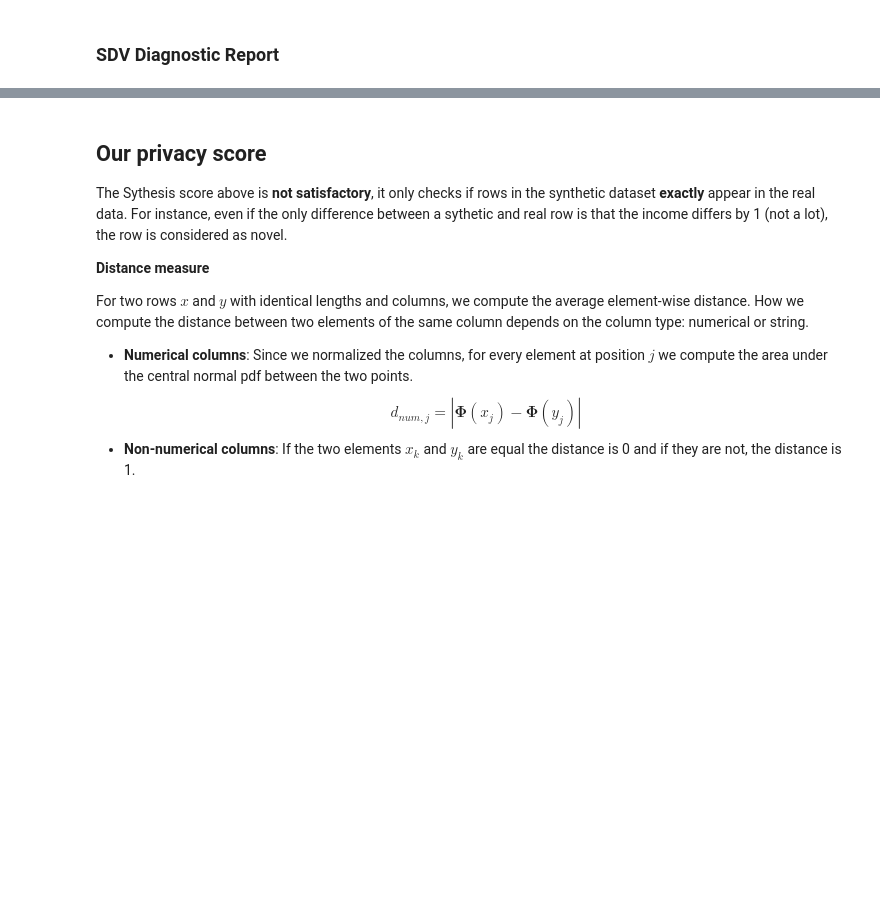
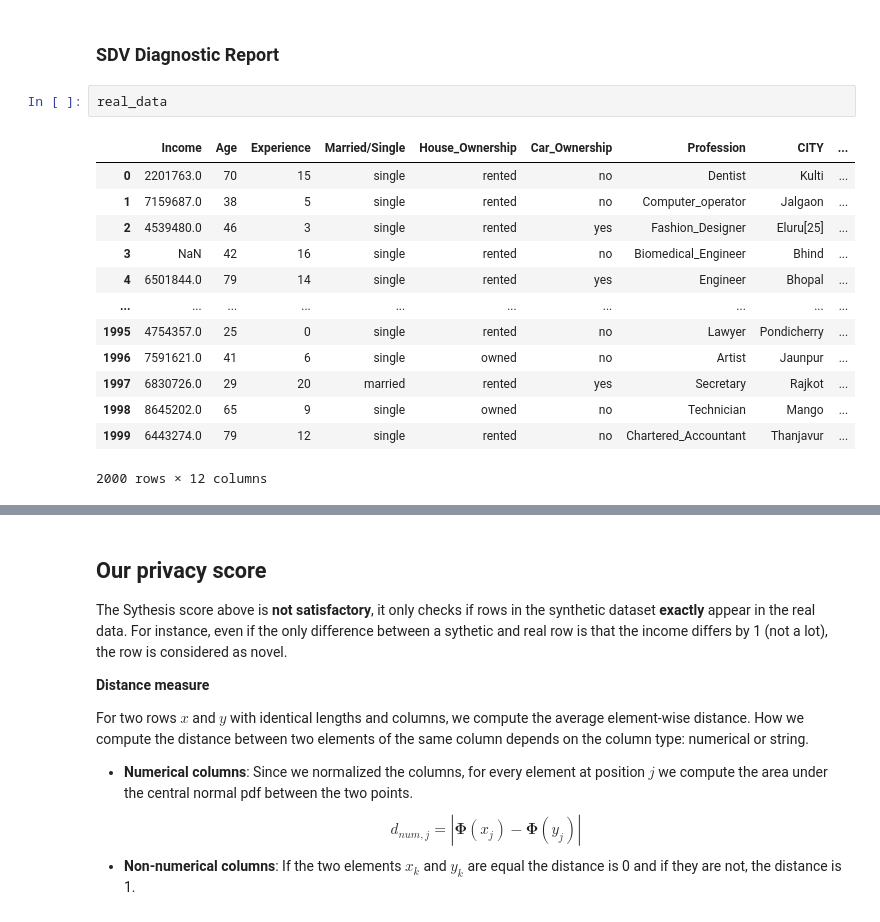
Before and after one commit to oskargirardin/CRP_GDPR_datasets, a Jupyter notebook: src/privacy_check/neighbour_privacy.ipynb, the cells around one changed output, grey strips where cells are left out. Cells and saved outputs as stored; diff of their text form; blank space fills up the shorter version.

```diff
--- a/src/privacy_check/neighbour_privacy.ipynb
+++ b/src/privacy_check/neighbour_privacy.ipynb
@@ -94,6 +97,22 @@ real_data = data.drop(["Unnamed: 0", "Id"], axis = 1)
 privacy = PrivacyCheck(real_data, synth_data, my_metadata)
 # %% [markdown]
 ### SDV Diagnostic Report
+# %%
+real_data
+# %% [output]
+|  | Income | Age | Experience | Married/Single | House_Ownership | Car_Ownership | Profession | CITY | ... |
+| 0 | 2201763.0 | 70 | 15 | single | rented | no | Dentist | Kulti | ... |
+| 1 | 7159687.0 | 38 | 5 | single | rented | no | Computer_operator | Jalgaon | ... |
+| 2 | 4539480.0 | 46 | 3 | single | rented | yes | Fashion_Designer | Eluru[25] | ... |
+| 3 | NaN | 42 | 16 | single | rented | no | Biomedical_Engineer | Bhind | ... |
+| 4 | 6501844.0 | 79 | 14 | single | rented | yes | Engineer | Bhopal | ... |
+| ... | ... | ... | ... | ... | ... | ... | ... | ... | ... |
+| 1995 | 4754357.0 | 25 | 0 | single | rented | no | Lawyer | Pondicherry | ... |
+| 1996 | 7591621.0 | 41 | 6 | single | owned | no | Artist | Jaunpur | ... |
+| 1997 | 6830726.0 | 29 | 20 | married | rented | yes | Secretary | Rajkot | ... |
+| 1998 | 8645202.0 | 65 | 9 | single | owned | no | Technician | Mango | ... |
+| 1999 | 6443274.0 | 79 | 12 | single | rented | no | Chartered_Accountant | Thanjavur | ... |
+2000 rows × 12 columns
 # %%
 privacy.generate_report()
 # %% [output]
```
Also changed, not shown: parts of 9 cells of this notebook, 1 other file.
